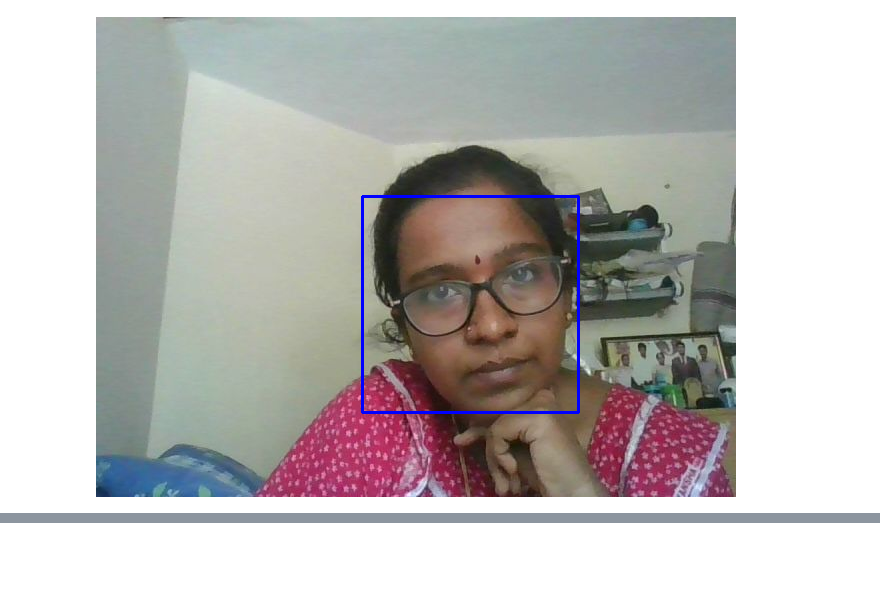
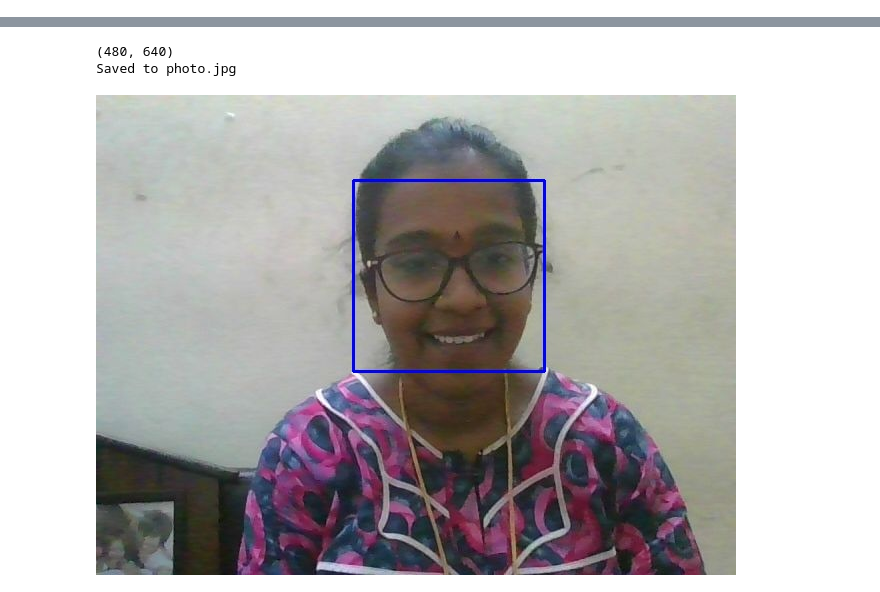
Before and after one commit to SreeDurga28/Face-detection, a Jupyter notebook: FaceDetection.ipynb, the cells around one changed output, grey strips where cells are left out. Drawn from its saved outputs; the diff is of its cells as text; code cells hidden in the pictures; blank space fills up the shorter version.

```diff
--- a/FaceDetection.ipynb
+++ b/FaceDetection.ipynb
@@ -11,0 +60,3 @@ from base64 import b64decode
+# %%
+# initialize the Haar Cascade face detection model
+face_cascade = cv2.CascadeClassifier(cv2.samples.findFile(cv2.data.haarcascades + 'haarcascade_frontalface_default.xml'))
@@ -43,8 +99,20 @@ def take_photo(filename='photo.jpg', quality=0.8):
     }
     ''')
   display(js)
+
+  # get photo data
   data = eval_js('takePhoto({})'.format(quality))
-  binary = b64decode(data.split(',')[1])
-  with open(filename, 'wb') as f:
-    f.write(binary)
+  # get OpenCV format image
+  img = js_to_image(data)
+  # grayscale img
+  gray = cv2.cvtColor(img, cv2.COLOR_RGB2GRAY)
+  print(gray.shape)
+  # get face bounding box coordinates using Haar Cascade
+  faces = face_cascade.detectMultiScale(gray)
+  # draw face bounding box on image
+  for (x,y,w,h) in faces:
+      img = cv2.rectangle(img,(x,y),(x+w,y+h),(255,0,0),2)
+  # save image
+  cv2.imwrite(filename, img)
+
   return filename
@@ -55,20 +119,12 @@ image_file = take_photo()
-# %%
-face_cascade = cv2.CascadeClassifier(cv2.data.haarcascades + 'haarcascade_frontalface_default.xml')
-#Reading the image
-img=cv2.imread(image_file,1)
-# Reading the image as gray scale image
-gray_img = cv2.cvtColor(img,cv2.COLOR_BGR2GRAY)
-# Search the co-ordintes of the image
-faces = face_cascade.detectMultiScale(gray_img, scaleFactor = 1.3, minNeighbors=4)
-for x,y,w,h in faces:
-    img = cv2.rectangle(img, (x,y), (x+w,y+h),(255,0,0),2)
-
-#resized = cv2.resize(img, (int(img.shape[1]/7),int(img.shape[0]/7)))
-
-cv2_imshow(img)
-
-cv2.waitKey(0)
-
-cv2.destroyAllWindows()
-# %% [output]
-[figure, removed]
+# %%
+try:
+  filename = take_photo('photo.jpg')
+  print('Saved to {}'.format(filename))
+
+  # Show the image which was just taken.
+  display(Image(filename))
+except Exception as err:
+  # Errors will be thrown if the user does not have a webcam or if they do not
+  # grant the page permission to access it.
+  print(str(err))
+# %% [output]
@@ -74,0 +132,3 @@ cv2.destroyAllWindows()
+(480, 640)
+Saved to photo.jpg
+[figure, added]
```
Also changed, not shown: parts of 11 cells of this notebook.
